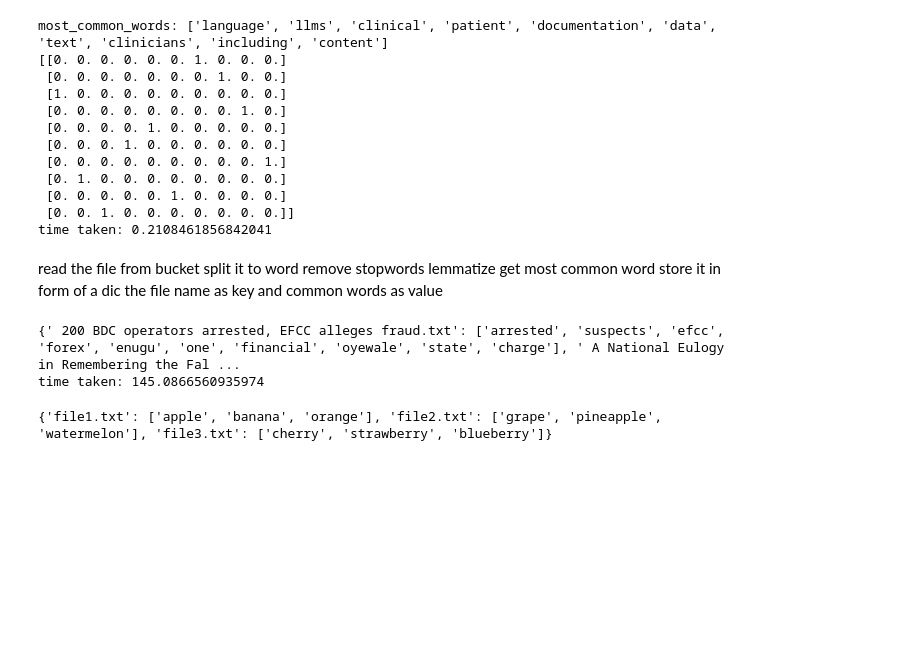
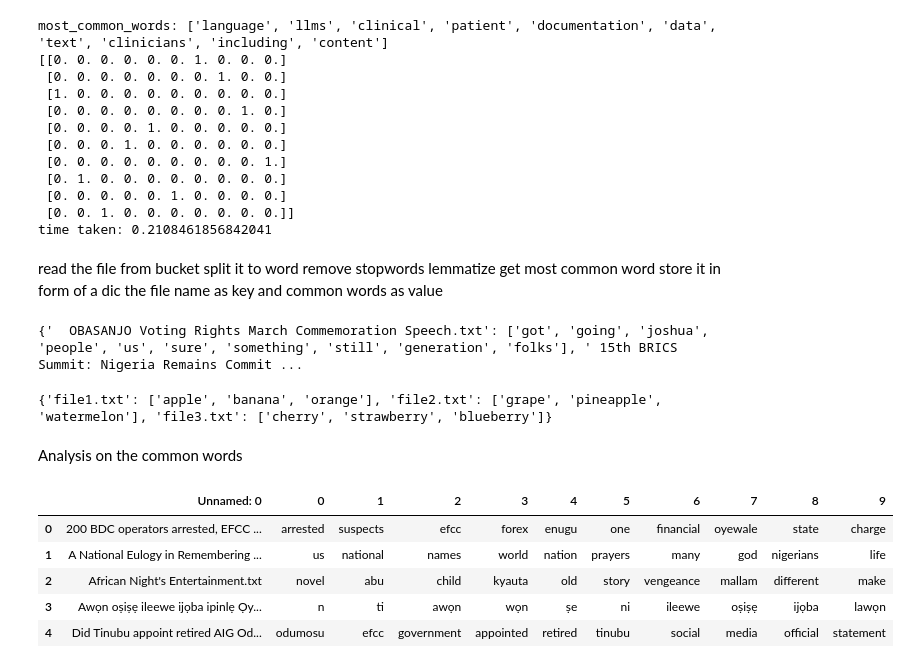
Before and after one commit to Davidmide02/ml-data, a Jupyter notebook: note.ipynb, the cells around one changed output. Saved outputs shown, nothing was run; the diff lists cells and outputs as text; code cells hidden in the pictures; blank space fills up the shorter version.

```diff
--- a/note.ipynb
+++ b/note.ipynb
@@ -103,13 +117,15 @@ store it in form of a dic the file name as key and common words as value
 # dic for storing most common words in each file
 start_time_n = time.time()
 dic_most_common_word = dict()
-
+# development_awarri/oratory/english/src-docs
 # fetch file from the bucket
-def fetch_files ():
+def fetch_files (bucket_path):
     star_fn = time.time()
     storage_client = storage.Client()
     bucket_name = "development_awarri"
-    prefix = "read/english/src-docs"
+    # prefix = "read/english/src-docs"
+    prefix = bucket_path
+
     source_bucket = storage_client.bucket(bucket_name)
     blobs = storage_client.list_blobs(bucket_name, prefix=prefix, delimiter=None)
     for blob in blobs:
@@ -125,14 +141,13 @@ def fetch_files ():
             common_words = clean_data(text)
         #    storeing the result into dictionary with file name as key
             dic_most_common_word[dic_key] = common_words
-            # print(text)
-fetch_files()
+
+fetch_files(bucket_path ='oratory/english/src-docs')
 end_time_n = time.time()
 print(dic_most_common_word)
 print("time taken:", end_time_n-start_time_n)
 # %% [output]
-{' 200 BDC operators arrested, EFCC alleges fraud.txt': ['arrested', 'suspects', 'efcc', 'forex', 'enugu', 'one', 'financial', 'oyewale', 'state', 'charge'], ' A National Eulogy in Remembering the Fal ...
-time taken: 145.0866560935974
+{'  OBASANJO Voting Rights March Commemoration Speech.txt': ['got', 'going', 'joshua', 'people', 'us', 'sure', 'something', 'still', 'generation', 'folks'], ' 15th BRICS Summit: Nigeria Remains Commit ...
 # %%
 # Original dictionary with filenames as keys and lists of words as values
 original_dict = {
@@ -154,0 +170,16 @@ df.to_csv("most-common-words.csv")
+# %% [markdown]
+Analysis on the common words
+# %%
+# for read
+
+read_data = pd.read_csv('read-most-common-words.csv')
+
+read_data.head()
+# read_data.info()
+# %% [output]
+|  | Unnamed: 0 | 0 | 1 | 2 | 3 | 4 | 5 | 6 | 7 | 8 | 9 |
+| 0 | 200 BDC operators arrested, EFCC ... | arrested | suspects | efcc | forex | enugu | one | financial | oyewale | state | charge |
+| 1 | A National Eulogy in Remembering ... | us | national | names | world | nation | prayers | many | god | nigerians | life |
+| 2 | African Night's Entertainment.txt | novel | abu | child | kyauta | old | story | vengeance | mallam | different | make |
+| 3 | Awọn oṣiṣẹ ileewe ijọba ipinlẹ Ọy... | n | ti | awọn | wọn | ṣe | ni | ileewe | oṣiṣẹ | ijọba | lawọn |
+| 4 | Did Tinubu appoint retired AIG Od... | odumosu | efcc | government | appointed | retired | tinubu | social | media | official | statement |
```
Also changed, not shown: parts of 5 cells of this notebook, 2 other files.
